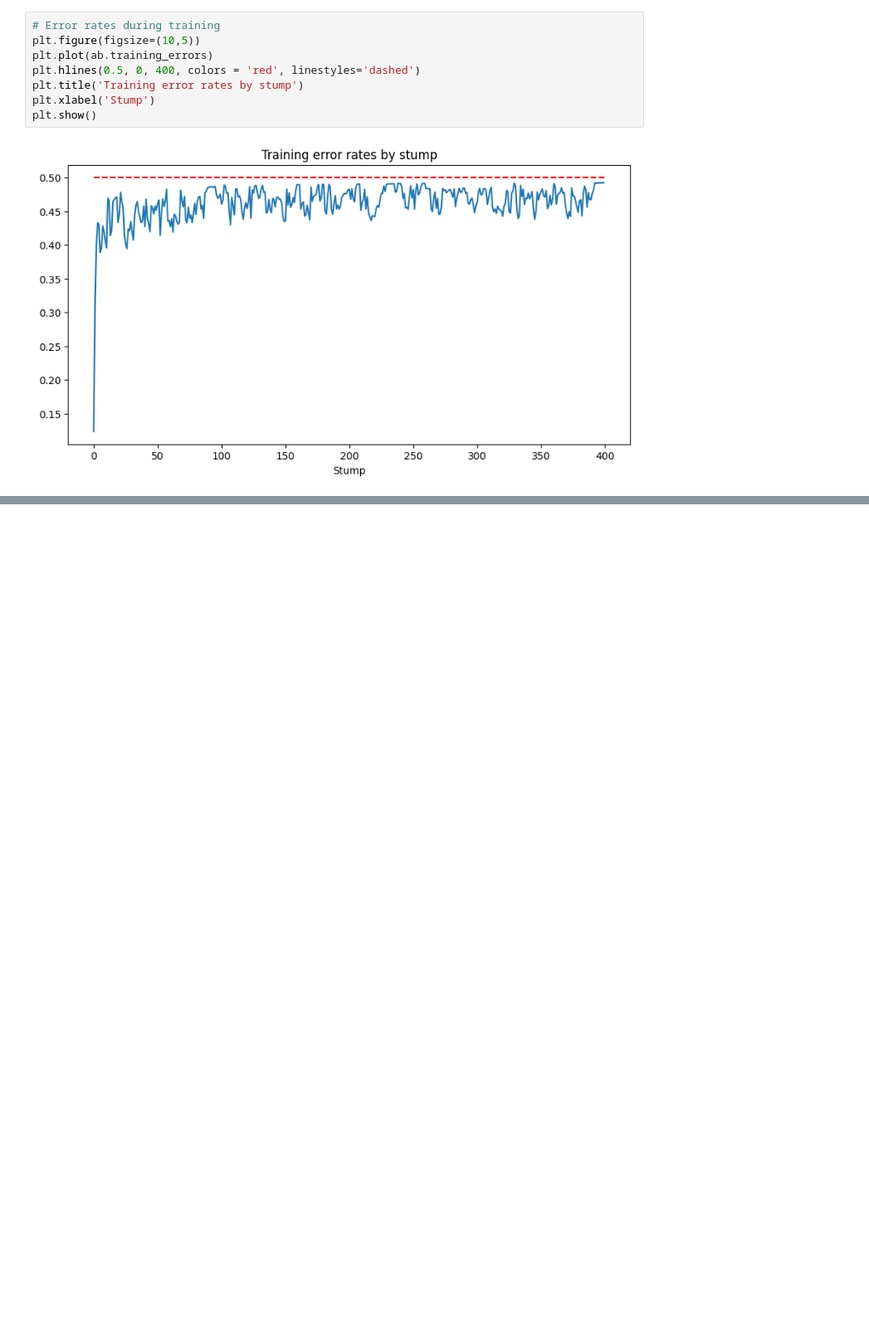
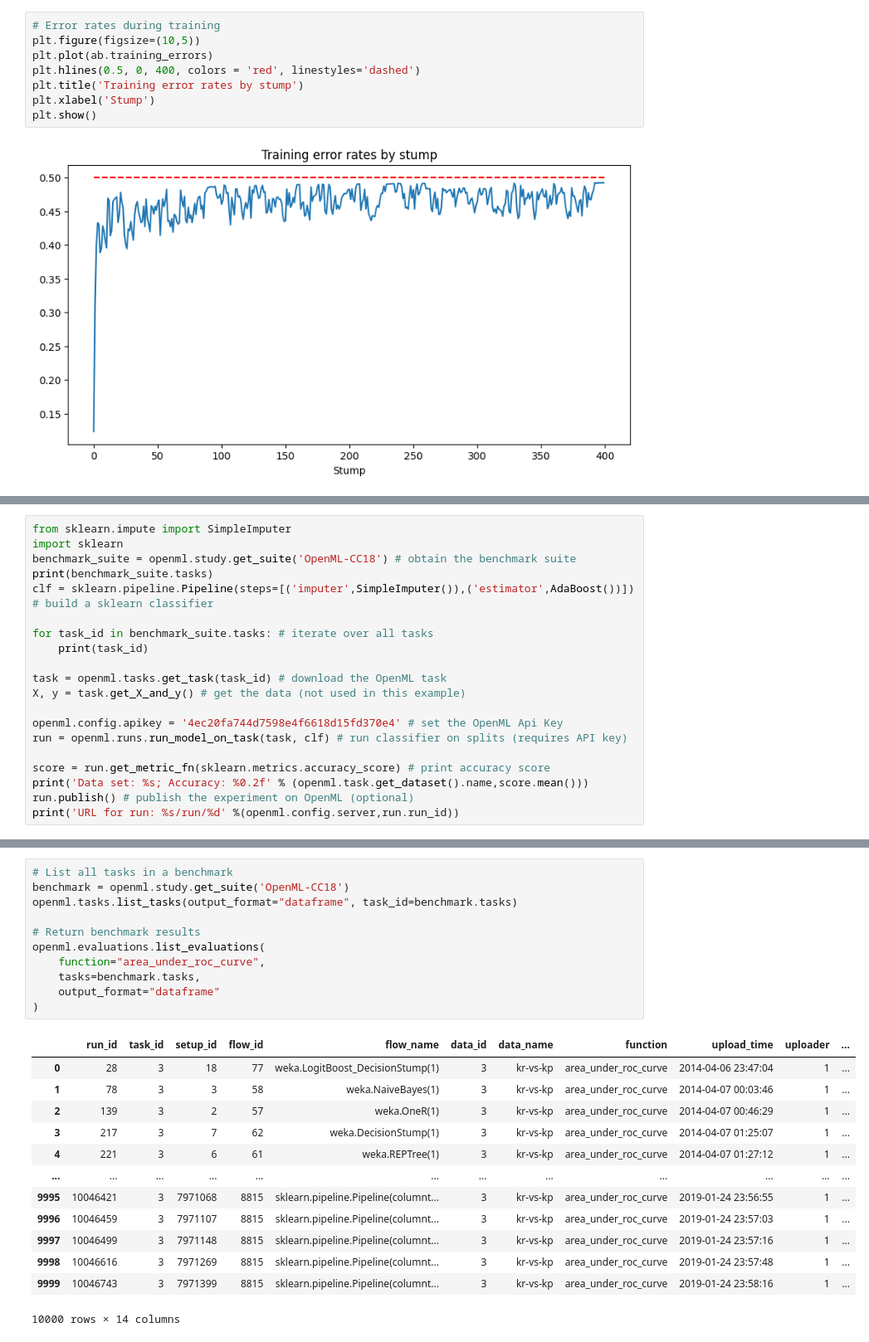
Before and after one commit to EstevesX10/ML1-AdaBoost-Analysis-Optimization, a Jupyter notebook: AdaBoost/AdaBoost.ipynb, the cells around one changed output, grey strips where cells are left out. Shown at 83% size. Cells and saved outputs as stored; diff of their text form; blank space fills up the shorter version.

```diff
--- a/AdaBoost/AdaBoost.ipynb
+++ b/AdaBoost/AdaBoost.ipynb
@@ -209,0 +134,20 @@ plt.show()
+# %%
+from sklearn.impute import SimpleImputer
+import sklearn
+benchmark_suite = openml.study.get_suite('OpenML-CC18') # obtain the benchmark suite
+print(benchmark_suite.tasks)
+clf = sklearn.pipeline.Pipeline(steps=[('imputer',SimpleImputer()),('estimator',AdaBoost())]) # build a sklearn classifier
+
+for task_id in benchmark_suite.tasks: # iterate over all tasks
+    print(task_id)
+
+task = openml.tasks.get_task(task_id) # download the OpenML task
+X, y = task.get_X_and_y() # get the data (not used in this example)
+
+openml.config.apikey = '4ec20fa744d7598e4f6618d15fd370e4' # set the OpenML Api Key
+run = openml.runs.run_model_on_task(task, clf) # run classifier on splits (requires API key)
+
+score = run.get_metric_fn(sklearn.metrics.accuracy_score) # print accuracy score
+print('Data set: %s; Accuracy: %0.2f' % (openml.task.get_dataset().name,score.mean()))
+run.publish() # publish the experiment on OpenML (optional)
+print('URL for run: %s/run/%d' %(openml.config.server,run.run_id))
@@ -209,0 +173,25 @@ plt.show()
+# %%
+# List all tasks in a benchmark
+benchmark = openml.study.get_suite('OpenML-CC18')
+openml.tasks.list_tasks(output_format="dataframe", task_id=benchmark.tasks)
+
+# Return benchmark results
+openml.evaluations.list_evaluations(
+    function="area_under_roc_curve",
+    tasks=benchmark.tasks,
+    output_format="dataframe"
+)
+# %% [output]
+|  | run_id | task_id | setup_id | flow_id | flow_name | data_id | data_name | function | upload_time | uploader | ... |
+| 0 | 28 | 3 | 18 | 77 | weka.LogitBoost_DecisionStump(1) | 3 | kr-vs-kp | area_under_roc_curve | 2014-04-06 23:47:04 | 1 | ... |
+| 1 | 78 | 3 | 3 | 58 | weka.NaiveBayes(1) | 3 | kr-vs-kp | area_under_roc_curve | 2014-04-07 00:03:46 | 1 | ... |
+| 2 | 139 | 3 | 2 | 57 | weka.OneR(1) | 3 | kr-vs-kp | area_under_roc_curve | 2014-04-07 00:46:29 | 1 | ... |
+| 3 | 217 | 3 | 7 | 62 | weka.DecisionStump(1) | 3 | kr-vs-kp | area_under_roc_curve | 2014-04-07 01:25:07 | 1 | ... |
+| 4 | 221 | 3 | 6 | 61 | weka.REPTree(1) | 3 | kr-vs-kp | area_under_roc_curve | 2014-04-07 01:27:12 | 1 | ... |
+| ... | ... | ... | ... | ... | ... | ... | ... | ... | ... | ... | ... |
+| 9995 | 10046421 | 3 | 7971068 | 8815 | sklearn.pipeline.Pipeline(columnt... | 3 | kr-vs-kp | area_under_roc_curve | 2019-01-24 23:56:55 | 1 | ... |
+| 9996 | 10046459 | 3 | 7971107 | 8815 | sklearn.pipeline.Pipeline(columnt... | 3 | kr-vs-kp | area_under_roc_curve | 2019-01-24 23:57:03 | 1 | ... |
+| 9997 | 10046499 | 3 | 7971148 | 8815 | sklearn.pipeline.Pipeline(columnt... | 3 | kr-vs-kp | area_under_roc_curve | 2019-01-24 23:57:16 | 1 | ... |
+| 9998 | 10046616 | 3 | 7971269 | 8815 | sklearn.pipeline.Pipeline(columnt... | 3 | kr-vs-kp | area_under_roc_curve | 2019-01-24 23:57:48 | 1 | ... |
+| 9999 | 10046743 | 3 | 7971399 | 8815 | sklearn.pipeline.Pipeline(columnt... | 3 | kr-vs-kp | area_under_roc_curve | 2019-01-24 23:58:16 | 1 | ... |
+10000 rows × 14 columns
```
Also changed, not shown: parts of 7 cells of this notebook.
